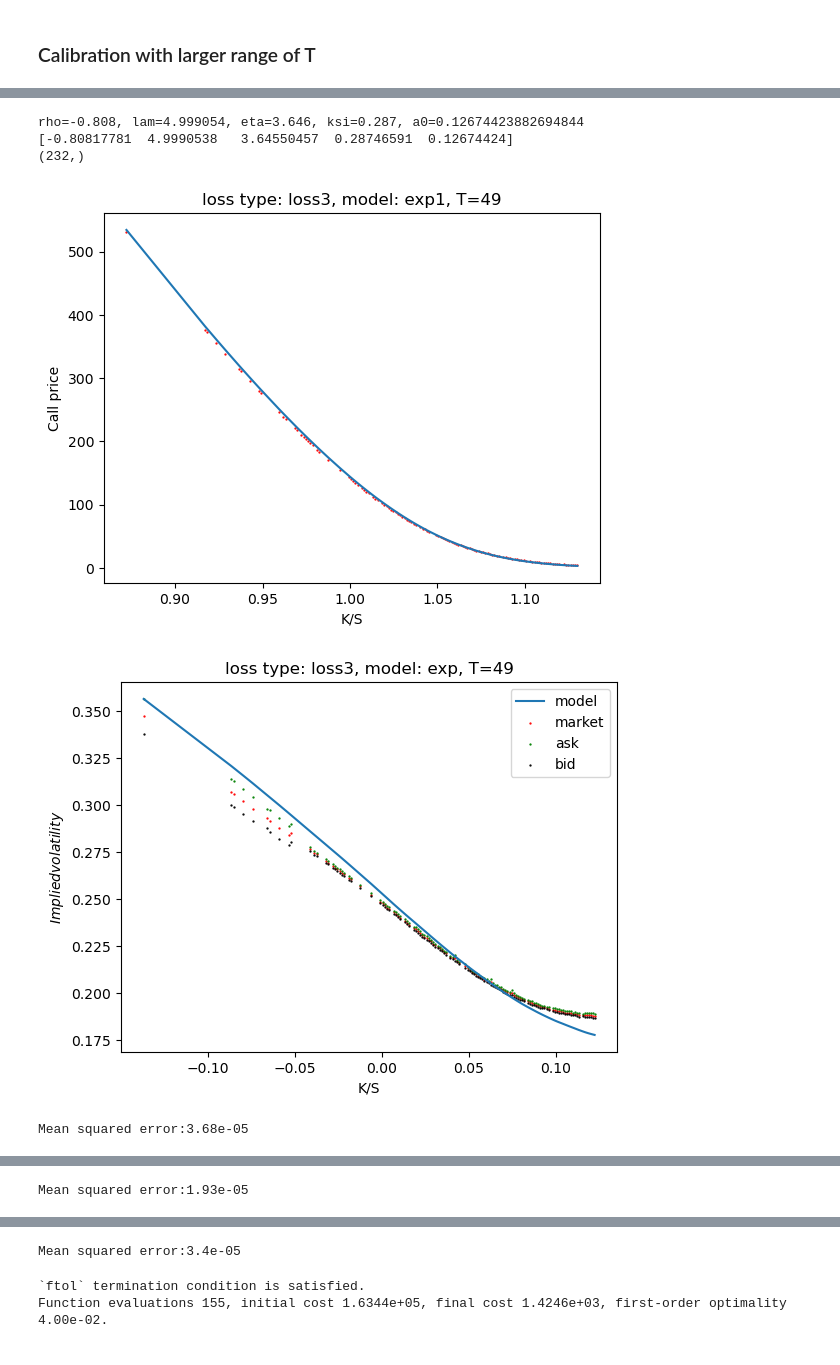
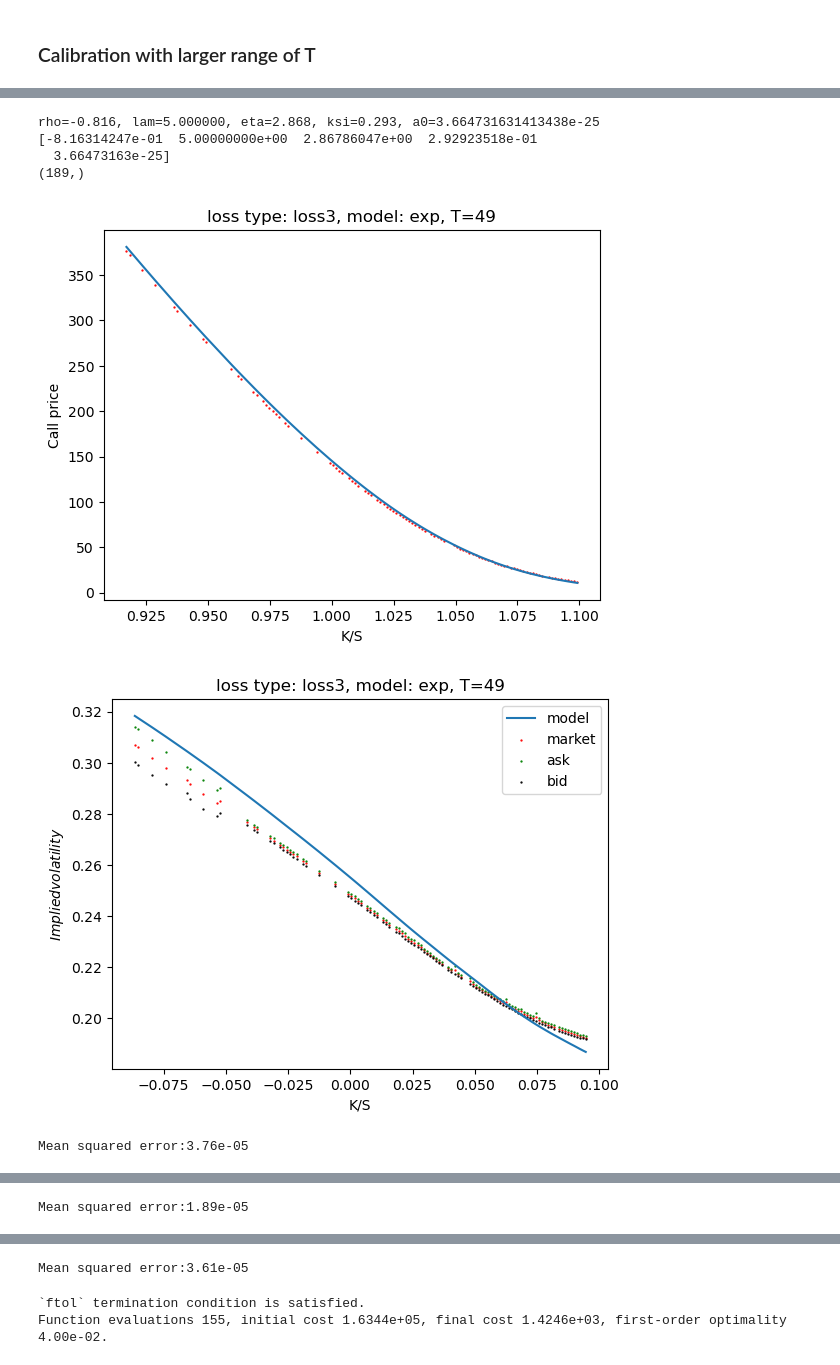
Before and after one commit to GearlessJohn/deep-pricing, a Jupyter notebook: src/simulation_Xt_V1.ipynb, the cells around one changed output, grey strips where cells are left out. Cells and saved outputs as stored; diff of their text form; code cells hidden in the pictures.

```diff
--- a/src/simulation_Xt_V1.ipynb
+++ b/src/simulation_Xt_V1.ipynb
@@ -289,7 +289,7 @@ def Sigma_1(X, ksi=0.5, b=1, lam=1, eta=1, T=1):
 
 def Sigma_ksit(X, T, vars, alpha0=0.2, alpha1=1, beta=1, a0=1, a1=1):
     tn = np.linspace(0, T, n + 1)[1:]
-    return ((a0 + a1*X) / np.sqrt(a0**2 + a1**2*vars)) * (alpha0*np.exp(-beta*tn)+alpha1*(1-np.exp(-beta*tn)))
+    return ((a0 + a1*X) / np.sqrt(a0**2 + a1**2*vars)) * (alpha0*np.exp(-beta**2*tn)+alpha1*(1-np.exp(-beta**2*tn)))
 # %%
 def sample_S_exp(rho=0.5, lam=1, eta=1, ksi=0.5, a0=1, T=[1.5], b=1, alpha0=0.2, alpha1=1, beta=1, pre=False, sig="poly"):
     sample=[]
@@ -507,8 +507,8 @@ def calibration(Ks, y, S0, T, kernel="frac", loss=loss_1):
         x0=np.array([-0.75, 1, 1, 0.2, 1])
         bounds=([-1, 0, 0, 0, -1], [-0.5, 5, 5, 3, 3])
     elif kernel=="ksit":
-        x0=np.array([-0.75, 1, 1, 0.2, 1, 1, 0.5])
-        bounds=([-1, 0, 0, 0, 0, 0, 0], [-0.5, 5, 5, 2, 5, 2, 3])
+        x0=np.array([-0.75, 1, 1, 0.1, 0.4, 2, 0.5])
+        bounds=([-1, 0, 0, 0, 0, 0, 0], [-0.5, 5, 5, 2, 5, 10, 3])
 
-    return least_squares(loss, x0, bounds=bounds, args=(Ks, y, S0, T, kernel), ftol=1e-8, xtol=1e-8, gtol=1e-8, verbose=1)
+    return least_squares(loss, x0, bounds=bounds, args=(Ks, y, S0, T, kernel), ftol=1e-9, xtol=1e-9, gtol=1e-9, verbose=1)
 # %% [output]
@@ -1114,7 +1114,7 @@ print(data["T"].value_counts().sort_index())
 # filter_T = [14, 49, 105, 196, 378]
 # filter_KS = {filter_T[0]:0.08, filter_T[1]:0.15, filter_T[2]:0.2, filter_T[3]:0.3, filter_T[4]:0.5}
 filter_T= [49, 105, 140]
-filter_KS = {filter_T[0]:0.13, filter_T[1]:0.2, filter_T[2]:0.25}
+filter_KS = {filter_T[0]:0.1, filter_T[1]:0.15, filter_T[2]:0.2}
 data = data[(data['T'].isin(filter_T))]
 
 data["KS"] = data["T"].map(lambda x: filter_KS[x])
@@ -1168,37 +1168,38 @@ Function evaluations 105, initial cost 2.3002e+02, final cost 1.5024e+00, first-
 # %%
 print(f"rho={params1[0]:.3f}, lam={params1[1]:.6f}, eta={params1[2]:.3f}, ksi={params1[3]:.3f}, a0={params1[4]} ")
 print(params1)
 ST = sample_S_exp(T=Ts, rho=params1[0], lam=params1[1], eta=params1[2], ksi=params1[3], a0=params1[4])[:,:,-1]
 T_unique = np.unique(Ts)
 
 call_models = np.array([np.mean(np.maximum(S0s[i]*ST[T_unique.tolist().index(Ts[i])]-Ks[i], 0))  for i in range(len(Ks))])
 print(call_models.shape)
 
 
 for T_view in filter_T:
     T_view = T_view/365
     fig = plt.figure()
     ax = fig.add_subplot(111)
     ax.scatter(Ks[np.array(Ts)==T_view]/S0s[np.array(Ts)==T_view], np.array(call_markets)[np.array(Ts)==T_view], s=0.4, c="red")
     ax.plot(Ks[np.array(Ts)==T_view]/S0s[np.array(Ts)==T_view], np.array(call_models)[np.array(Ts)==T_view], "-")
 
 
     ax.set_xlabel("K/S")
     ax.set_ylabel("Call price")
-    ax.set_title(f"loss type: loss3, model: exp1, T={T_view*365:.0f}")
+    ax.set_title(f"loss type: loss3, model: exp, T={T_view*365:.0f}")
 
     plt.show()
 
     test_implied_vol(S0=S0s[np.array(Ts)==T_view], T=Ts[np.array(Ts)==T_view], Ks=Ks[np.array(Ts)==T_view],
                     call_models=call_models[np.array(Ts)==T_view],
                     vol_markets=np.array(vol_markets)[np.array(Ts)==T_view],
                     vol_ask = np.array(vol_ask)[np.array(Ts)==T_view],
                     vol_bid = np.array(vol_bid)[np.array(Ts)==T_view],
                     model="exp", loss_type=3)
 # %% [output]
-rho=-0.808, lam=4.999054, eta=3.646, ksi=0.287, a0=0.12674423882694844
-[-0.80817781  4.9990538   3.64550457  0.28746591  0.12674424]
-(232,)
+rho=-0.816, lam=5.000000, eta=2.868, ksi=0.293, a0=3.664731631413438e-25
+[-8.16314247e-01  5.00000000e+00  2.86786047e+00  2.92923518e-01
+  3.66473163e-25]
+(189,)
-[figure, old version]
+[figure, new version]
-[figure, old version]
+[figure, new version]
-Mean squared error:3.68e-05
+Mean squared error:3.76e-05
@@ -1207 +1208 @@ Mean squared error:3.68e-05
-Mean squared error:1.93e-05
+Mean squared error:1.89e-05
@@ -1210,4 +1211,4 @@ Mean squared error:1.93e-05
-Mean squared error:3.4e-05
+Mean squared error:3.61e-05
 # %%
 res = calibration(Ks=Ks, y=call_markets, S0=S0s, T=Ts, loss=loss_2, kernel="exp")
 params = res.x
```
Also changed, not shown: parts of 15 cells of this notebook.
